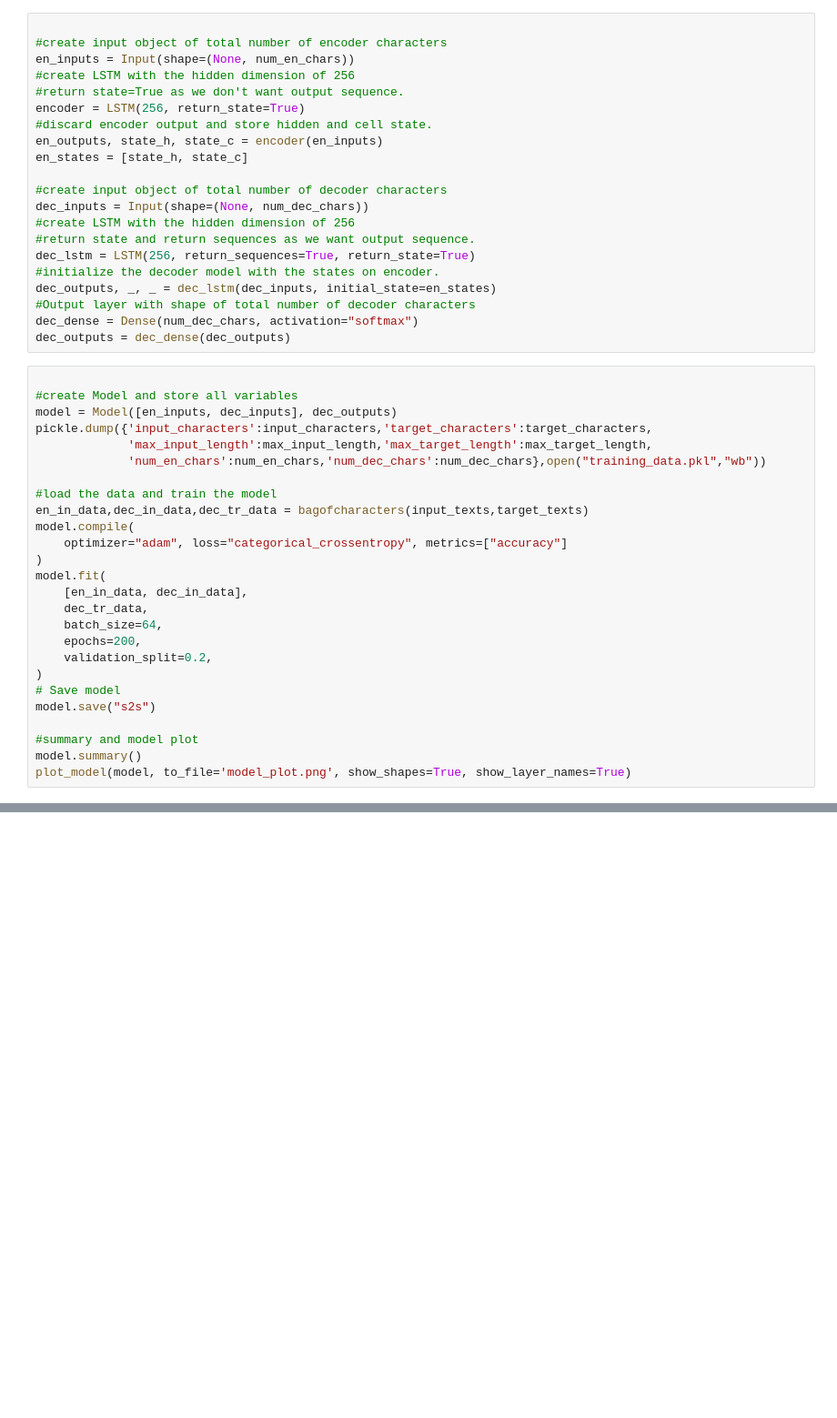
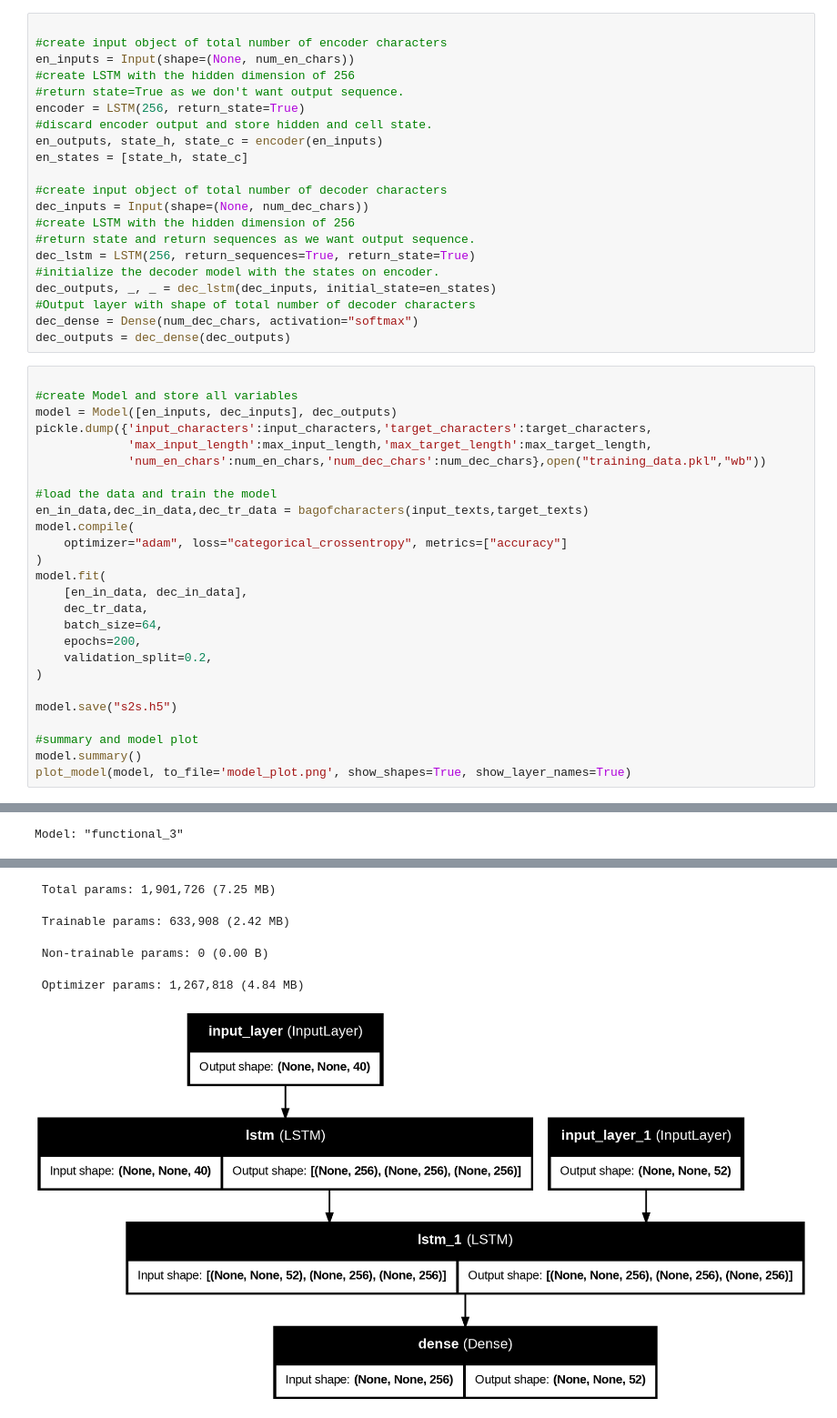
Before and after one commit to pydevcasts/MLHub, a Jupyter notebook: Language_Translation_with_Machine_Learning.ipynb, the cells around one changed output, grey strips where cells are left out. Shown: that part at 91% size. Drawn from its saved outputs; the diff is of its cells as text; blank space fills up the shorter version.

```diff
--- a/Language_Translation_with_Machine_Learning.ipynb
+++ b/Language_Translation_with_Machine_Learning.ipynb
@@ -143,9 +146,10 @@ model.fit(
     epochs=200,
     validation_split=0.2,
 )
-# Save model
-model.save("s2s")
+
+model.save("s2s.h5")
 
 #summary and model plot
 model.summary()
 plot_model(model, to_file='model_plot.png', show_shapes=True, show_layer_names=True)
+# %% [output]
@@ -151,0 +174 @@ plot_model(model, to_file='model_plot.png', show_shapes=True, show_layer_names=T
+Model: "functional_3"
@@ -151,0 +192,5 @@ plot_model(model, to_file='model_plot.png', show_shapes=True, show_layer_names=T
+ Total params: 1,901,726 (7.25 MB)
+ Trainable params: 633,908 (2.42 MB)
+ Non-trainable params: 0 (0.00 B)
+ Optimizer params: 1,267,818 (4.84 MB)
+[figure, added]
```
Also changed, not shown: parts of 6 cells of this notebook.
